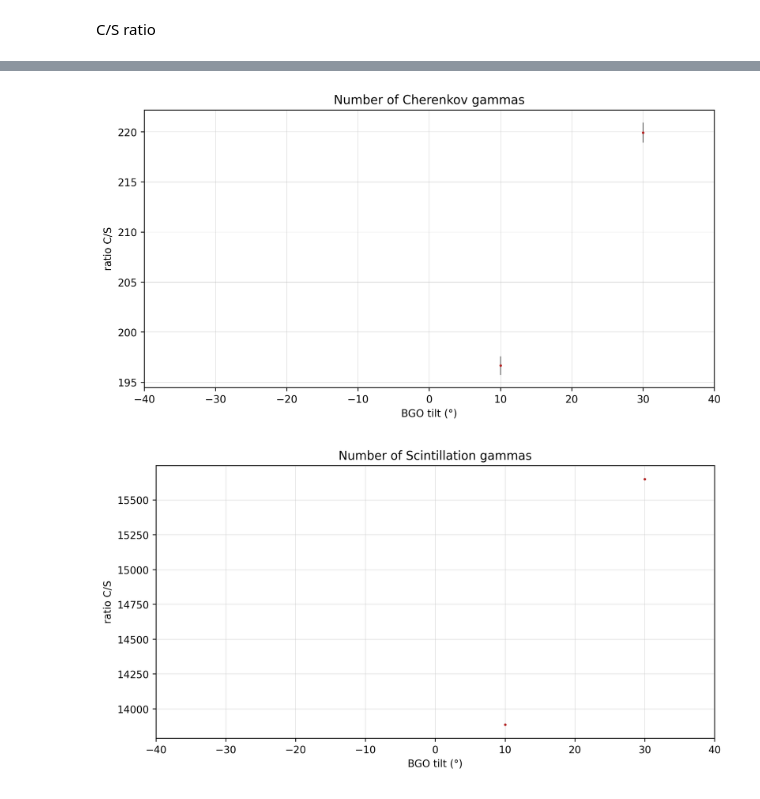
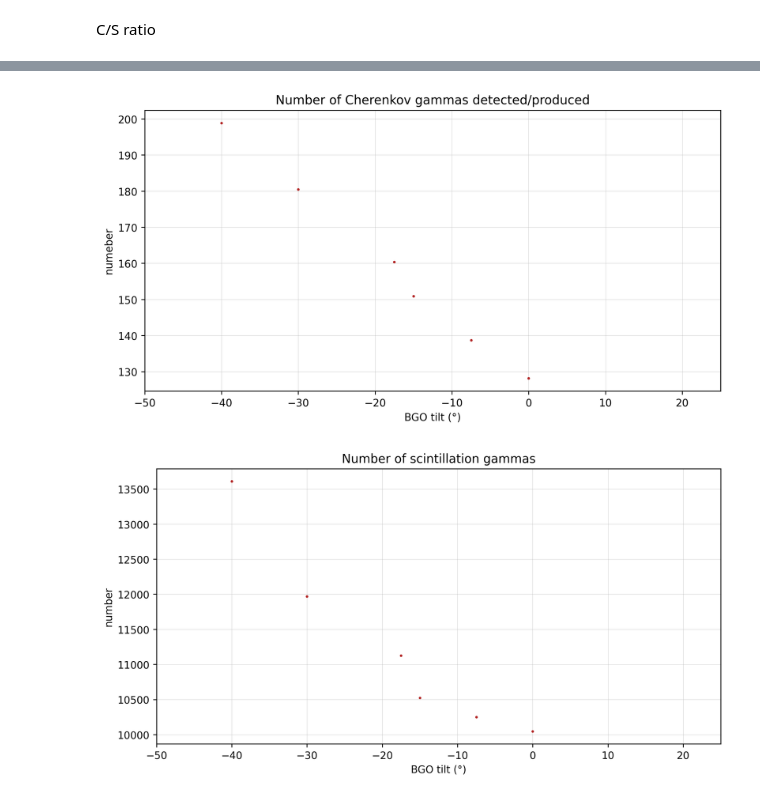
Before and after one commit to emanuelitoss/DreamExperiment, a Jupyter notebook: analysisDreamSimulation/CvsS_Analysis.ipynb, the cells around one changed output, grey strips where cells are left out. Saved outputs shown, nothing was run; the diff lists cells and outputs as text; code cells hidden in the pictures.

```diff
--- a/analysisDreamSimulation/CvsS_Analysis.ipynb
+++ b/analysisDreamSimulation/CvsS_Analysis.ipynb
@@ -61,3 +62,22 @@ for i,val in enumerate(angles):
 out.close()
 # %% [markdown]
 C/S ratio
+# %%
+# presettings and load files
+numberCereDet, numberCereProd, numberScintDet, numberScintProd = [],[],[],[]
+preFileName = 'numbers'
+postFileName = '.txt'
+numberFile = theta_names #['0','P15','P20','p25','P30','P40']
+FileNames = [directory + preFileName + i + postFileName for i in numberFile]
+
+a,b,c,d = [],[],[],[]
+for name in FileNames:
+    a, b, c, d = np.loadtxt(name, unpack=True, usecols=(0,1,2,3))
+    numberCereDet.append(sum(a)/len(a))
+    numberCereProd.append(sum(b)/len(b))
+    numberScintDet.append(sum(c)/len(c))
+    numberScintProd.append(sum(d)/len(d))
+
+print('Angles:\t{0}\n'.format(numberFile))
+print('Produced Cherenkov:{0}\nDetected Cherenkov:{1}\nRatio Cherenkov:{2}\n'.format(numberCereProd, numberCereDet, frequenciesC))
+print('Produced scintillation:{0}\nDetected scintillation:{1}\nRatio scintillation:{2}\n'.format(numberScintProd, numberScintDet, frequenciesS))
@@ -64,16 +94,21 @@ C/S ratio
 # %%
+# flip angles
+flipped_angles = []
+for theta in angles:
+    flipped_angles.append(-theta)
+
 # prepare the figure
 fig = plt.figure(111, figsize=(10,5), dpi=250)
 
 # plot data
-plt.errorbar(angles, num_ratio, yerr=delta_num_ratio, xerr=None, label='C/S number of $\gamma$s',
-             marker='o', markersize=3, color="royalblue", ecolor="royalblue", lw=0., elinewidth=0.6)
+plt.errorbar(flipped_angles, num_ratio, yerr=delta_num_ratio, xerr=None, label='C/S number of $\gamma$s',
+             marker='o', markersize=2, color="firebrick", ecolor="black", lw=0, elinewidth=0.5)
 
 # visualize
 plt.title('C/S ratio')
 plt.xlabel('BGO tilt (°)')
 plt.ylabel('ratio C/S')
-plt.xlim([-40,40])
+plt.xlim([-50,25])
 plt.grid(linestyle='-', linewidth=0.2)
 plt.show()
 fig.savefig("CS_ratio.jpg",bbox_inches='tight')
@@ -84,39 +119,34 @@ fig.savefig("CS_ratio.jpg",bbox_inches='tight')
 fig = plt.figure(111, figsize=(10,5), dpi=250)
 
 # plot data
-plt.errorbar(angles, numberC, yerr=delta_numberC, xerr=None, label='Cherenkov number of $\gamma$s',
+plt.errorbar(flipped_angles, numberCereDet, yerr=None, xerr=None, label='Cherenkov number of $\gamma$s',
              marker='o', markersize=1.5, color="firebrick", ecolor="black", lw=0., elinewidth=0.5)
 
 # visualize
-plt.title('Number of Cherenkov gammas')
+plt.title('Number of Cherenkov gammas detected/produced')
 plt.xlabel('BGO tilt (°)')
-plt.ylabel('ratio C/S')
-plt.xlim([-40,40])
+plt.ylabel('numeber')
+plt.xlim([-50,25])
 plt.grid(linestyle='-', linewidth=0.2)
 plt.show()
 #fig.savefig("number_C.jpg",bbox_inches='tight')
 # %% [output]
-[figure, old version]
+[figure, new version]
 # %%
 # prepare the figure
 fig = plt.figure(111, figsize=(10,5), dpi=250)
 
 # plot data
-plt.errorbar(angles, numberS, yerr=delta_numberS, xerr=None, label='Cherenkov number of $\gamma$s',
+plt.errorbar(flipped_angles, numberScintDet, yerr=None, xerr=None, label='Cherenkov number of $\gamma$s',
              marker='o', markersize=1.5, color="firebrick", ecolor="black", lw=0., elinewidth=0.5)
 
-# expected behavior
-sample_angles = np.arange(-40,40,0.1)
-sample_expScint = [numberS[0]/np.cos(value*np.pi/180) for value in sample_angles]
-# plt.plot(sample_angles,sample_expScint)
-
 # visualize
-plt.title('Number of Scintillation gammas')
+plt.title('Number of scintillation gammas')
 plt.xlabel('BGO tilt (°)')
-plt.ylabel('ratio C/S')
-plt.xlim([-40,40])
+plt.ylabel('number')
+plt.xlim([-50,25])
 plt.grid(linestyle='-', linewidth=0.2)
 plt.show()
 #fig.savefig("number_S.jpg",bbox_inches='tight')
 # %% [output]
-[figure, old version]
+[figure, new version]
```
Also changed, not shown: parts of 14 cells of this notebook, 10 other files.
